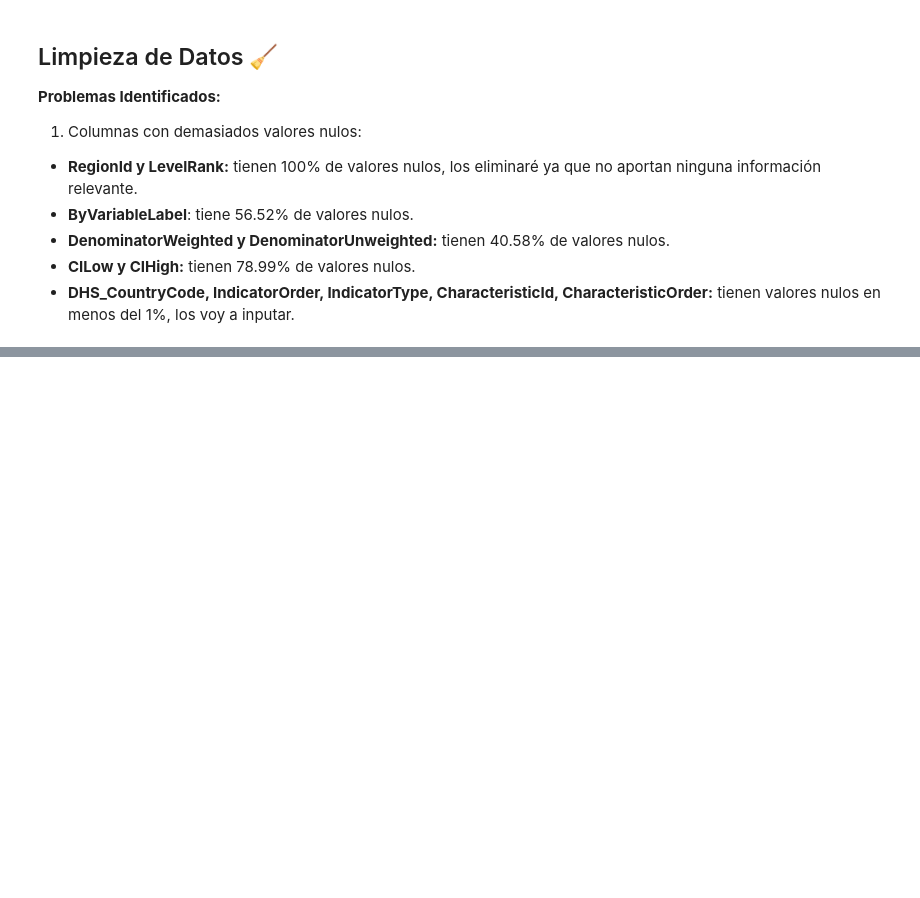
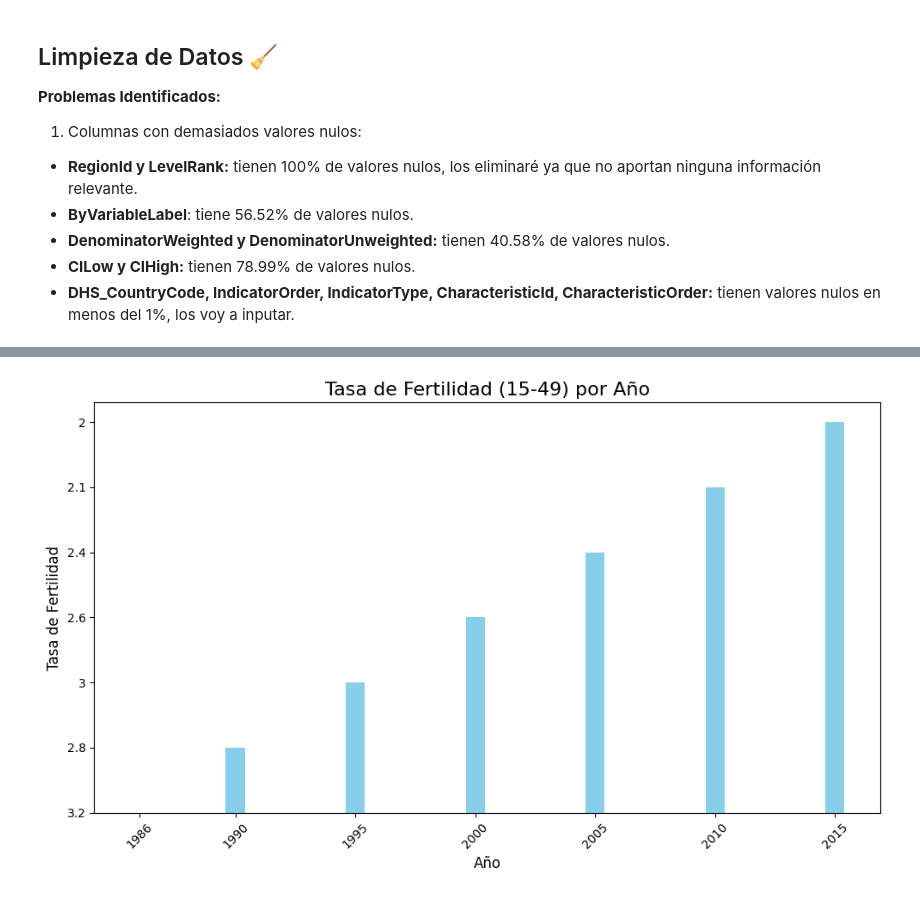
Before and after one commit to irisdev06/Salud-en-Colombia, a Jupyter notebook: PREDHS.ipynb, the cells around one changed output, grey strips where cells are left out. Drawn from its saved outputs; the diff is of its cells as text; code cells hidden in the pictures; blank space fills up the shorter version.

Commit message:
Actualización de los notebooks PREDHS y PRESA

```diff
--- a/PREDHS.ipynb
+++ b/PREDHS.ipynb
@@ -100,3 +101,10 @@ dtype: float64
 - **DenominatorWeighted y DenominatorUnweighted:** tienen 40.58% de valores nulos.
 -  **CILow y CIHigh:** tienen 78.99% de valores nulos.
 - **DHS_CountryCode, IndicatorOrder, IndicatorType, CharacteristicId, CharacteristicOrder:** tienen valores nulos en menos del 1%, los voy a inputar.
+# %%
+# Restablecer el index
+PREDHS.drop(index=0, inplace=True)
+# %%
+# Eliminando columnas con valores nulos y columnas que no aportan a mi analisis
+DHS = PREDHS.drop(columns=["RegionId", "LevelRank", "SurveyId", "IndicatorId", "IndicatorOrder"])
+DHS.head(5)
@@ -102,0 +143,5 @@ dtype: float64
+# %%
+fertilidad = DHS[DHS["Indicator"] == "Total fertility rate 15-49"]
+fertilidad_anio = fertilidad.groupby("SurveyYear")["Value"].apply(list).reset_index()
+fertilidad_anio["SurveyYear"] = pd.to_numeric(fertilidad_anio["SurveyYear"], errors='coerce')
+fertilidad_anio.head()
@@ -102,0 +155,3 @@ dtype: float64
+# %%
+fertilidad_anio["Value"] = fertilidad_anio["Value"].apply(lambda x: x[0] if isinstance(x, list) else x)
+fertilidad_anio.head()
@@ -102,0 +165,18 @@ dtype: float64
+# %%
+# Crear el barplot con los datos correctamente ajustados
+plt.figure(figsize=(10,6))
+plt.bar(fertilidad_anio["SurveyYear"], fertilidad_anio["Value"], color='skyblue')
+
+# Títulos y etiquetas
+plt.title("Tasa de Fertilidad (15-49) por Año", fontsize=16)
+plt.xlabel("Año", fontsize=12)
+plt.ylabel("Tasa de Fertilidad", fontsize=12)
+
+# Mostrar el gráfico
+plt.xticks(fertilidad_anio["SurveyYear"], rotation=45)
+plt.tight_layout()
+plt.show()
+
+# Esta mal, encontrar forma de visualizarlo bien
+# %% [output]
+[figure, added]
```
Also changed, not shown: parts of 6 cells of this notebook, 1 other file.
